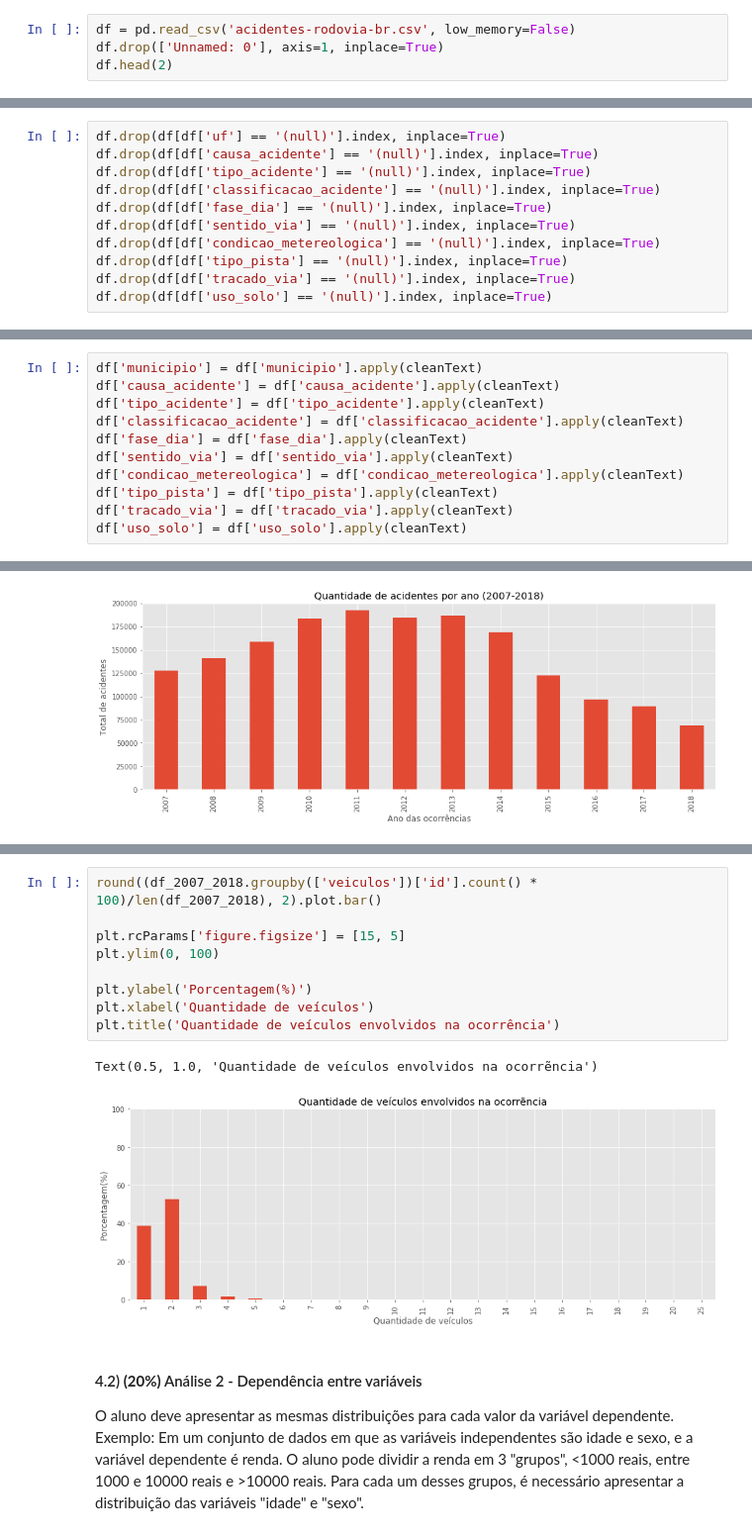
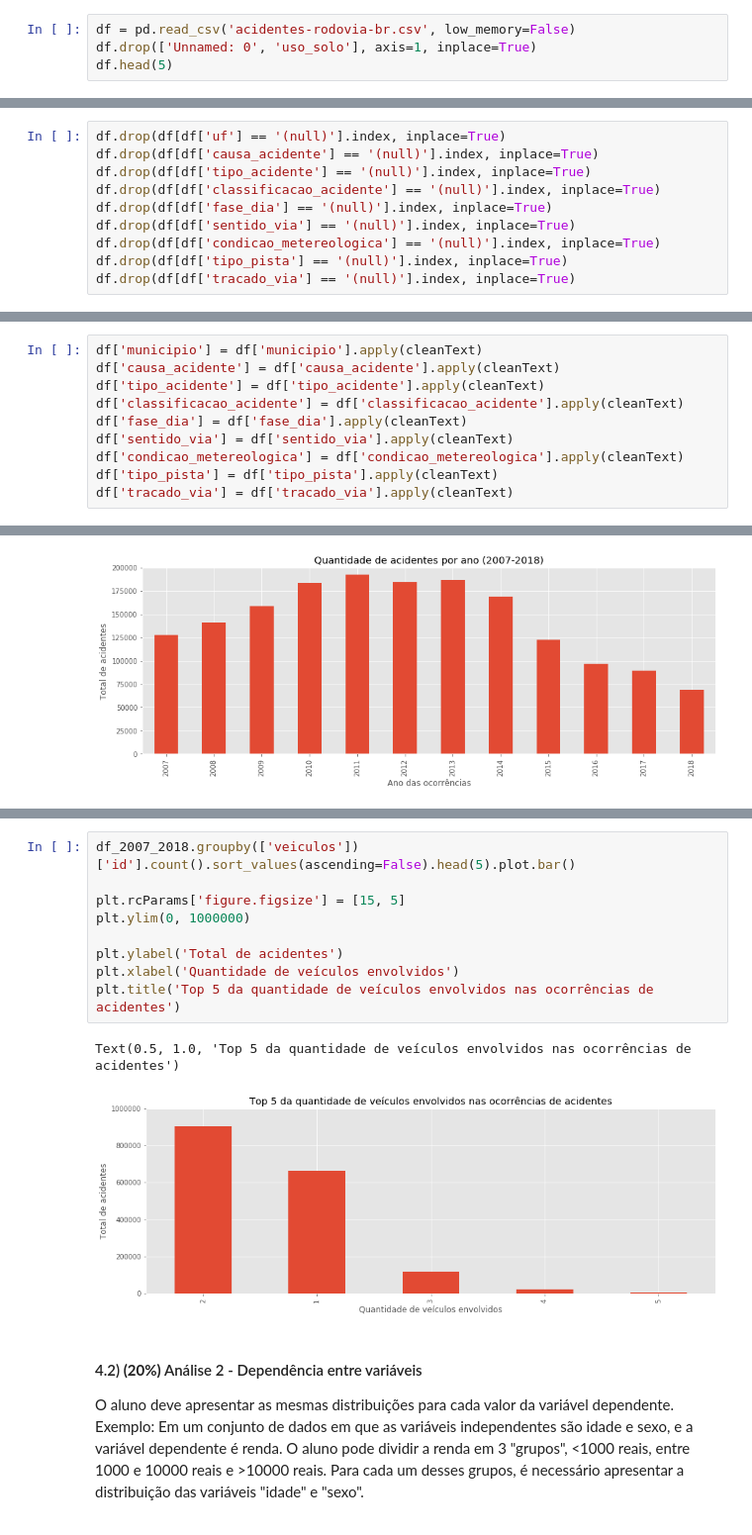
Before and after one commit to LilianeAquino/aed_projeto_1, a Jupyter notebook: template.ipynb, the cells around one changed output, grey strips where cells are left out. Shown at 99% size. Cells and saved outputs as stored; diff of their text form.

```diff
--- a/template.ipynb
+++ b/template.ipynb
@@ -76,7 +70,7 @@ Pandas:  0.24.2
 # %%
 df = pd.read_csv('acidentes-rodovia-br.csv', low_memory=False)
-df.drop(['Unnamed: 0'], axis=1, inplace=True)
-df.head(2)
+df.drop(['Unnamed: 0', 'uso_solo'], axis=1, inplace=True)
+df.head(5)
 # %% [output]
 |  | id | data_inversa | horario | uf | br | km | municipio | causa_acidente | tipo_acidente | ... |
 | 0 | 1035523.0 | 2012-01-01 | 15:45:00 | SC | 282 | 513.7 | XAXIM | Velocidade incompatível | Saída de Pista | ... |
@@ -92,7 +89,6 @@ df.drop(df[df['sentido_via'] == '(null)'].index, inplace=True)
 df.drop(df[df['condicao_metereologica'] == '(null)'].index, inplace=True)
 df.drop(df[df['tipo_pista'] == '(null)'].index, inplace=True)
 df.drop(df[df['tracado_via'] == '(null)'].index, inplace=True)
-df.drop(df[df['uso_solo'] == '(null)'].index, inplace=True)
 # %%
 print('Números de linhas:', df.shape[0])
 print('Números de colunas:', df.shape[1])
@@ -141,7 +137,6 @@ df['sentido_via'] = df['sentido_via'].apply(cleanText)
 df['condicao_metereologica'] = df['condicao_metereologica'].apply(cleanText)
 df['tipo_pista'] = df['tipo_pista'].apply(cleanText)
 df['tracado_via'] = df['tracado_via'].apply(cleanText)
-df['uso_solo'] = df['uso_solo'].apply(cleanText)
 # %%
 df['id'] = df['id'].astype('int32')
 df['mortos'] = df['mortos'].astype('int16')
@@ -294,15 +289,15 @@ Text(0.5, 1.0, 'Traçado das vias onde ocorreram os acidentes')
 # %%
-round((df_2007_2018.groupby(['veiculos'])['id'].count() * 100)/len(df_2007_2018), 2).plot.bar()
+df_2007_2018.groupby(['veiculos'])['id'].count().sort_values(ascending=False).head(5).plot.bar()
 
 plt.rcParams['figure.figsize'] = [15, 5]
-plt.ylim(0, 100)
+plt.ylim(0, 1000000)
 
-plt.ylabel('Porcentagem(%)')
-plt.xlabel('Quantidade de veículos')
-plt.title('Quantidade de veículos envolvidos na ocorrência')
+plt.ylabel('Total de acidentes')
+plt.xlabel('Quantidade de veículos envolvidos')
+plt.title('Top 5 da quantidade de veículos envolvidos nas ocorrências de acidentes')
 # %% [output]
-Text(0.5, 1.0, 'Quantidade de veículos envolvidos na ocorrẽncia')
+Text(0.5, 1.0, 'Top 5 da quantidade de veículos envolvidos nas ocorrências de acidentes')
-[figure, old version]
+[figure, new version]
 # %% [markdown]
 #### 4.2) **(20%)** Análise 2 - Dependência entre variáveis
 O aluno deve apresentar as mesmas distribuições para cada valor da variável dependente. Exemplo: Em um conjunto de dados em que as variáveis independentes são idade e sexo, e a variável dependente é renda. O aluno pode dividir a renda em 3 "grupos", <1000 reais, entre 1000 e 10000 reais e >10000 reais. Para cada um desses grupos, é necessário apresentar a distribuição das variáveis "idade" e "sexo".
```
Also changed, not shown: parts of 20 cells of this notebook.
